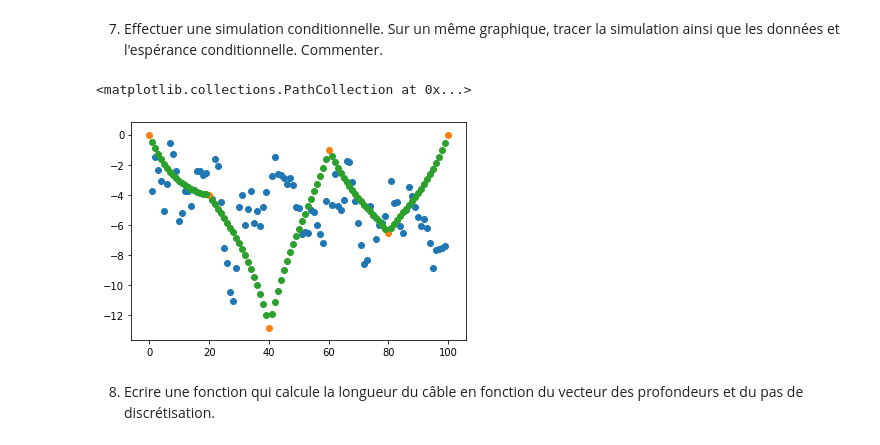
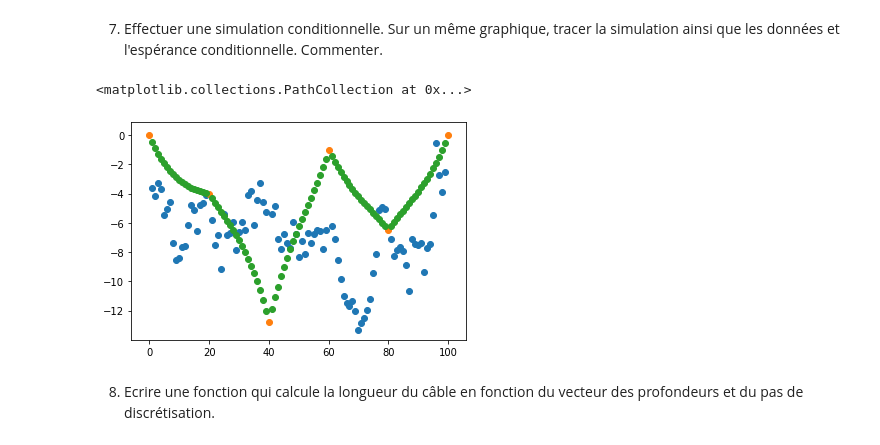
Before and after one commit to 19foliard/projet_probas, a Jupyter notebook: Projet numérique de Probabilités.ipynb, the cells around one changed output. Drawn from its saved outputs; the diff is of its cells as text; code cells hidden in the pictures.

```diff
--- a/Projet numérique de Probabilités.ipynb
+++ b/Projet numérique de Probabilités.ipynb
@@ -210,21 +216,30 @@ Cette allure traduit bien le fait que la profondeur est de moins en moins bien c
 # %%
 #Du coup j'ai pris l'opposé ici, sans avoir la raison, mais ça marche, la matrice est bien définie positive
 R = np.linalg.cholesky(CS_z)
 def simulation() :
     Y = np.zeros(95)
+    Y_2 = np.zeros(95)
     for i in range(95) :
         U = np.random.uniform()
         V = np.random.uniform()
         Y[i] = np.sqrt(-2*np.log(U))*np.cos(2*np.pi*V) #vecteur gaussien centré, réduit construit selon la méthode de Box-Muller
-    return m_z + R.dot(Y)
+        Y_2[i] = np.random.randn(1)
+    Z = m_z + R.dot(Y_2)
+
+
+    for k in range(len(Z)) :
+        if Z[k]>0:
+            Z[k]=0
+
+    return Z
 
 Z = simulation()
 plt.scatter(unknown_indexes, Z)
 plt.scatter(observation_indexes, depth)
 plt.scatter(unknown_indexes, esp_cond)
 # %% [output]
 <matplotlib.collections.PathCollection at 0x...>
-[figure, old version]
+[figure, new version]
 # %% [markdown]
 8. Ecrire une fonction qui calcule la longueur du câble en fonction du vecteur des profondeurs et du pas de discrétisation.
 # %%
```
Also changed, not shown: parts of 6 cells of this notebook.
